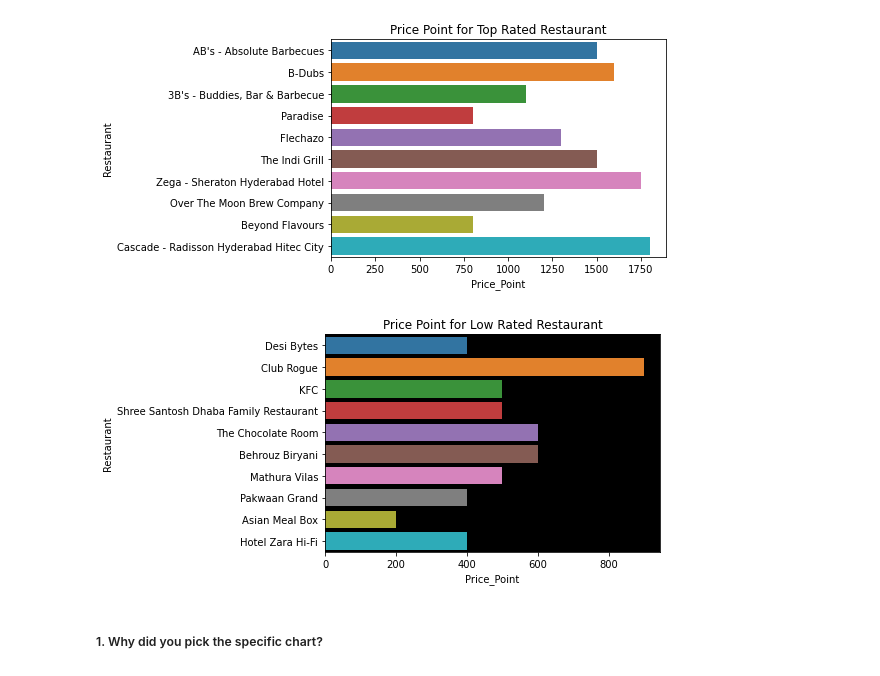
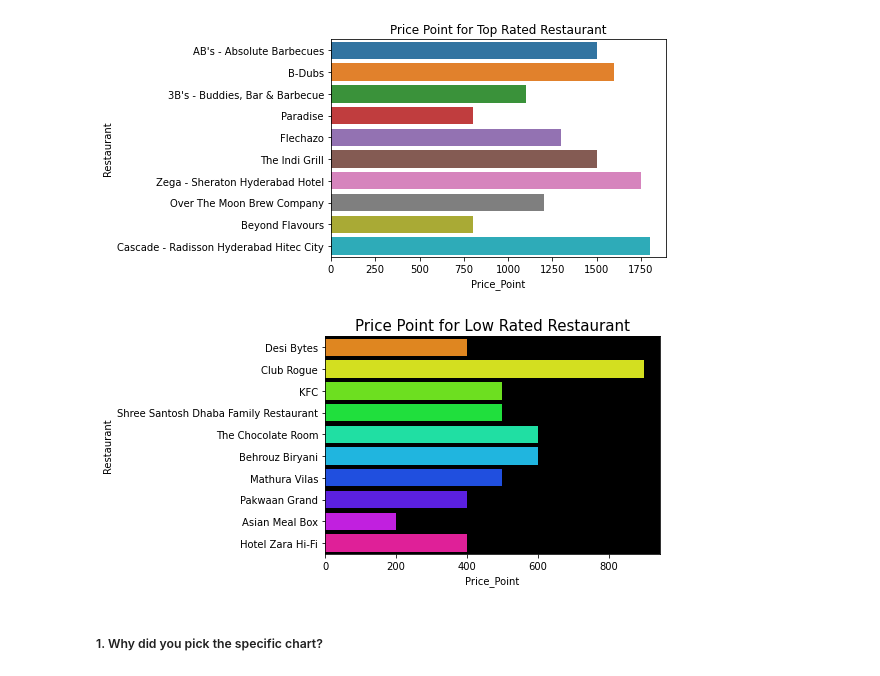
Before and after one commit to abhinav4201/UnSupervised-ML-Zomato-Restaurant-Clustering-and-Sentiment-Analysis, a Jupyter notebook: UnSupervised_ML_Zomato_Restaurant_Clustering_and_Sentiment_Analysis_capstone_project_4.ipynb, the cells around one changed output. Cells and saved outputs as stored; diff of their text form; code cells hidden in the pictures.

```diff
--- a/UnSupervised_ML_Zomato_Restaurant_Clustering_and_Sentiment_Analysis_capstone_project_4.ipynb
+++ b/UnSupervised_ML_Zomato_Restaurant_Clustering_and_Sentiment_Analysis_capstone_project_4.ipynb
@@ -854,15 +841,16 @@ plt.show()
 [figure]
 # %%
 #visualization code for price point of low rated restaurant
-sns.barplot(data = most_engaged_hotel[-10:], x = 'Price_Point', y = 'Restaurant')
-plt.title('Price Point for Low Rated Restaurant')
+sns.barplot(data = most_engaged_hotel[-10:], x = 'Price_Point',
+            y = 'Restaurant',palette = 'hsv')
+plt.title('Price Point for Low Rated Restaurant', size = 15)
 # Setting the background color of the plot
 # using set_facecolor() method
 ax = plt.axes()
 ax.set_facecolor("black")
 plt.show()
 # %% [output]
-[figure, old version]
+[figure, new version]
 # %% [markdown]
 ##### 1. Why did you pick the specific chart?
 # %% [markdown]
```
Also changed, not shown: parts of 81 cells of this notebook.
